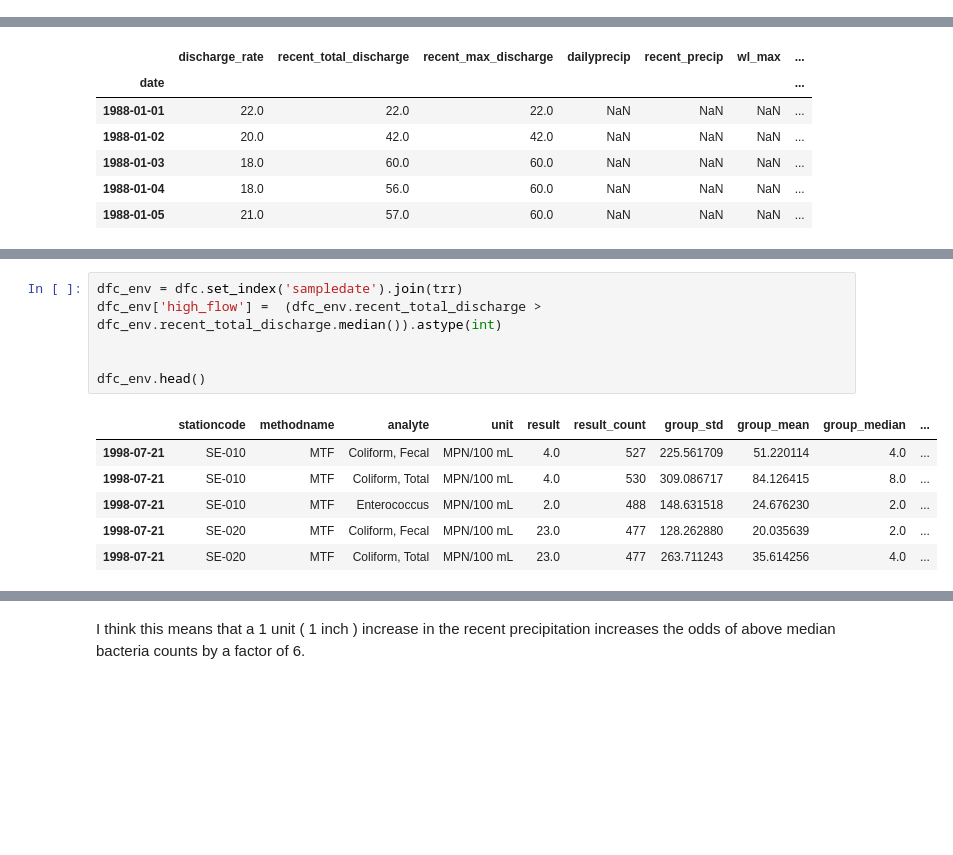
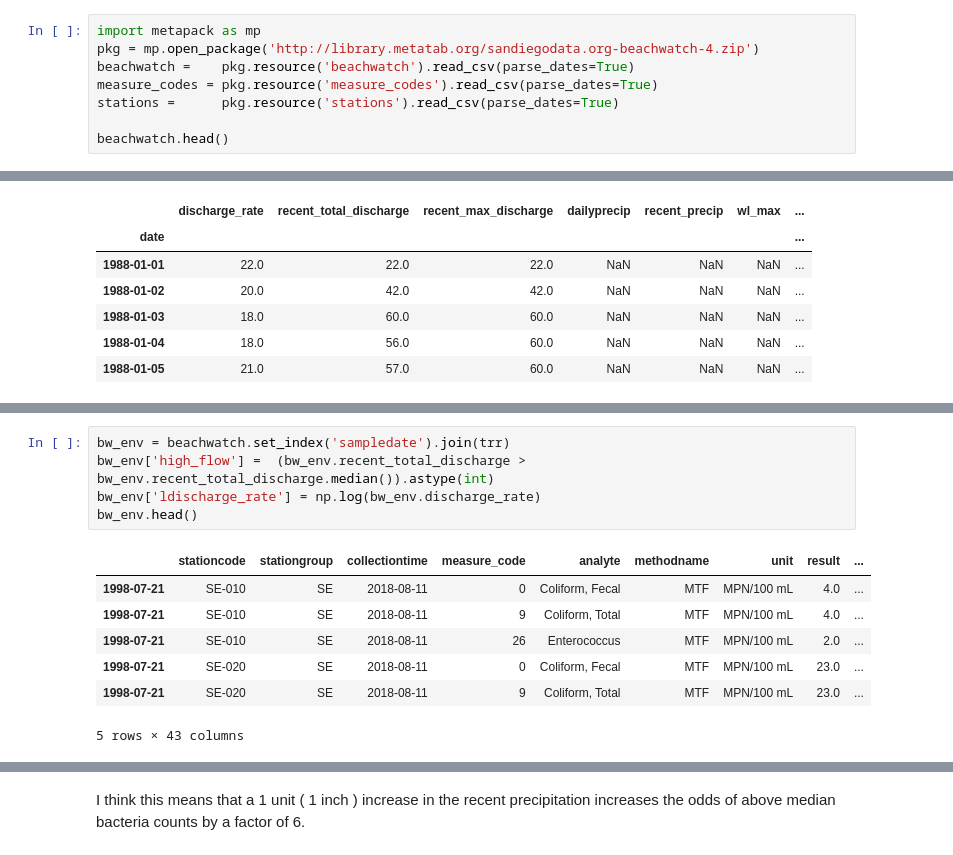
Before and after one commit to san-diego-water-quality/ericbusboom, a Jupyter notebook: Beachwatch Logistic.ipynb, the cells around one changed output, grey strips where cells are left out. Cells and saved outputs as stored; diff of their text form; blank space fills up the shorter version.

```diff
--- a/Beachwatch Logistic.ipynb
+++ b/Beachwatch Logistic.ipynb
@@ -61,0 +11,8 @@ dfc.head()
+# %%
+import metapack as mp
+pkg = mp.open_package('http://library.metatab.org/sandiegodata.org-beachwatch-4.zip')
+beachwatch =    pkg.resource('beachwatch').read_csv(parse_dates=True)
+measure_codes = pkg.resource('measure_codes').read_csv(parse_dates=True)
+stations =      pkg.resource('stations').read_csv(parse_dates=True)
+
+beachwatch.head()
@@ -113,14 +65,14 @@ trr.loc['2007':'2008'].recent_precip.plot()
 # %%
-dfc_env = dfc.set_index('sampledate').join(trr)
-dfc_env['high_flow'] =  (dfc_env.recent_total_discharge > dfc_env.recent_total_discharge.median()).astype(int)
-
-
-dfc_env.head()
+bw_env = beachwatch.set_index('sampledate').join(trr)
+bw_env['high_flow'] =  (bw_env.recent_total_discharge > bw_env.recent_total_discharge.median()).astype(int)
+bw_env['ldischarge_rate'] = np.log(bw_env.discharge_rate)
+bw_env.head()
 # %% [output]
-|  | stationcode | methodname | analyte | unit | result | result_count | group_std | group_mean | group_median | ... |
-| 1998-07-21 | SE-010 | MTF | Coliform, Fecal | MPN/100 mL | 4.0 | 527 | 225.561709 | 51.220114 | 4.0 | ... |
-| 1998-07-21 | SE-010 | MTF | Coliform, Total | MPN/100 mL | 4.0 | 530 | 309.086717 | 84.126415 | 8.0 | ... |
-| 1998-07-21 | SE-010 | MTF | Enterococcus | MPN/100 mL | 2.0 | 488 | 148.631518 | 24.676230 | 2.0 | ... |
-| 1998-07-21 | SE-020 | MTF | Coliform, Fecal | MPN/100 mL | 23.0 | 477 | 128.262880 | 20.035639 | 2.0 | ... |
-| 1998-07-21 | SE-020 | MTF | Coliform, Total | MPN/100 mL | 23.0 | 477 | 263.711243 | 35.614256 | 4.0 | ... |
+|  | stationcode | stationgroup | collectiontime | measure_code | analyte | methodname | unit | result | ... |
+| 1998-07-21 | SE-010 | SE | 2018-08-11 | 0 | Coliform, Fecal | MTF | MPN/100 mL | 4.0 | ... |
+| 1998-07-21 | SE-010 | SE | 2018-08-11 | 9 | Coliform, Total | MTF | MPN/100 mL | 4.0 | ... |
+| 1998-07-21 | SE-010 | SE | 2018-08-11 | 26 | Enterococcus | MTF | MPN/100 mL | 2.0 | ... |
+| 1998-07-21 | SE-020 | SE | 2018-08-11 | 0 | Coliform, Fecal | MTF | MPN/100 mL | 23.0 | ... |
+| 1998-07-21 | SE-020 | SE | 2018-08-11 | 9 | Coliform, Total | MTF | MPN/100 mL | 23.0 | ... |
+5 rows × 43 columns
 # %%
```
Also changed, not shown: parts of 31 cells of this notebook, 3 other files.
